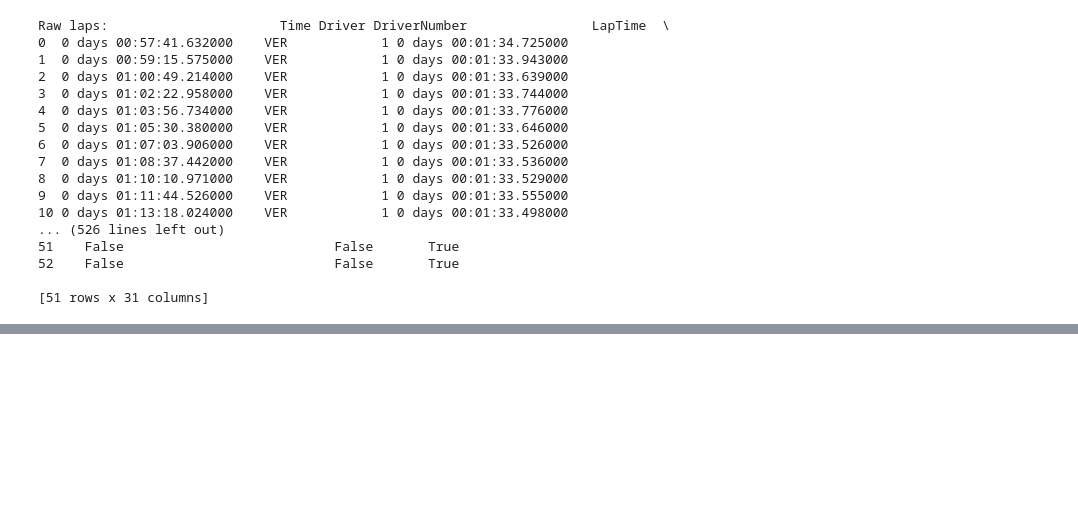
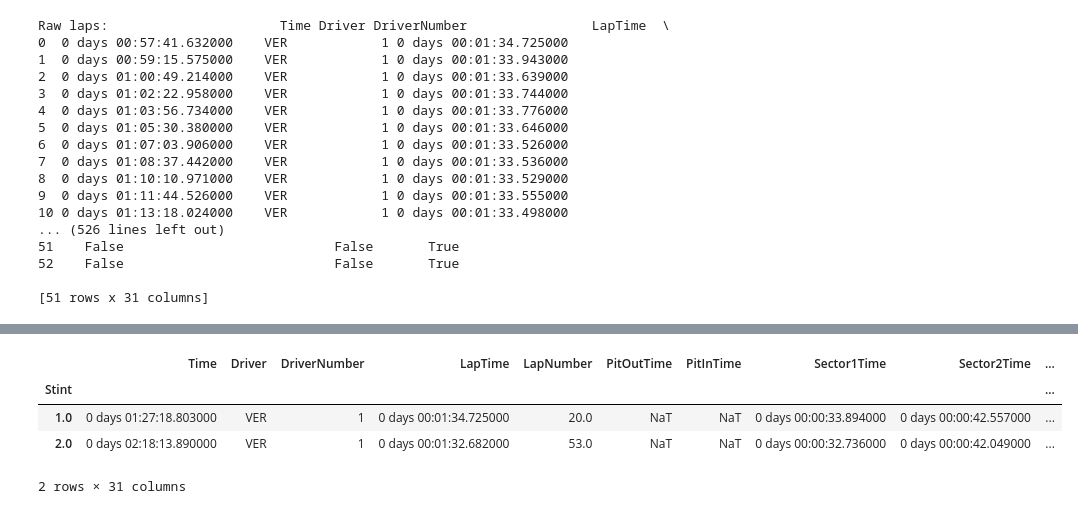
Before and after one commit to Priyansh956/Stint-vs-Tyre-Degradation-model, a Jupyter notebook: OneRaceOneDriver.ipynb, the cells around one changed output, grey strips where cells are left out. Cells and saved outputs as stored; diff of their text form; code cells hidden in the pictures; blank space fills up the shorter version.

Commit message:
Number of laps in single stint

```diff
--- a/OneRaceOneDriver.ipynb
+++ b/OneRaceOneDriver.ipynb
@@ -113,0 +127,4 @@ Raw laps:                      Time Driver DriverNumber                LapTime
+# %%
+clean_laps["lap_in_stint"] = (
+    clean_laps.groupby("Stint").cumcount()+1
+)
@@ -113,0 +151,8 @@ Raw laps:                      Time Driver DriverNumber                LapTime
+# %%
+clean_laps.groupby("Stint").max()
+# %% [output]
+|  | Time | Driver | DriverNumber | LapTime | LapNumber | PitOutTime | PitInTime | Sector1Time | Sector2Time | ... |
+| Stint |  |  |  |  |  |  |  |  |  | ... |
+| 1.0 | 0 days 01:27:18.803000 | VER | 1 | 0 days 00:01:34.725000 | 20.0 | NaT | NaT | 0 days 00:00:33.894000 | 0 days 00:00:42.557000 | ... |
+| 2.0 | 0 days 02:18:13.890000 | VER | 1 | 0 days 00:01:32.682000 | 53.0 | NaT | NaT | 0 days 00:00:32.736000 | 0 days 00:00:42.049000 | ... |
+2 rows × 31 columns
```
Also changed, not shown: parts of 4 cells of this notebook.
